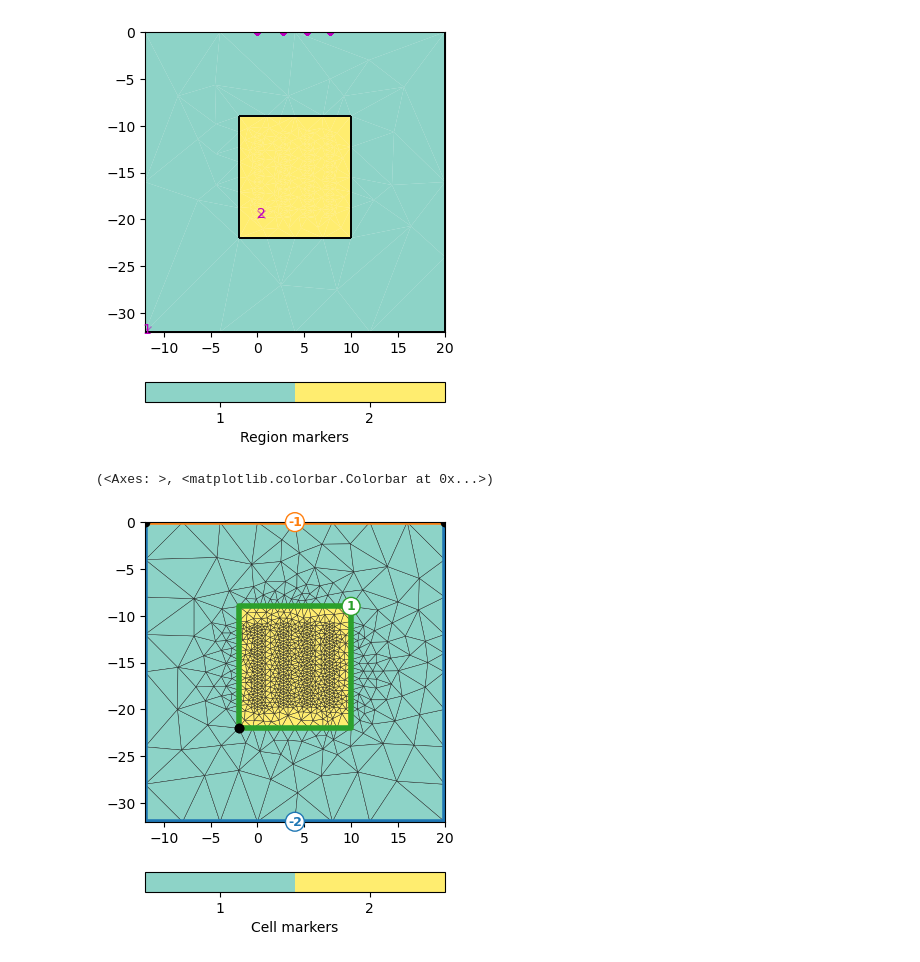
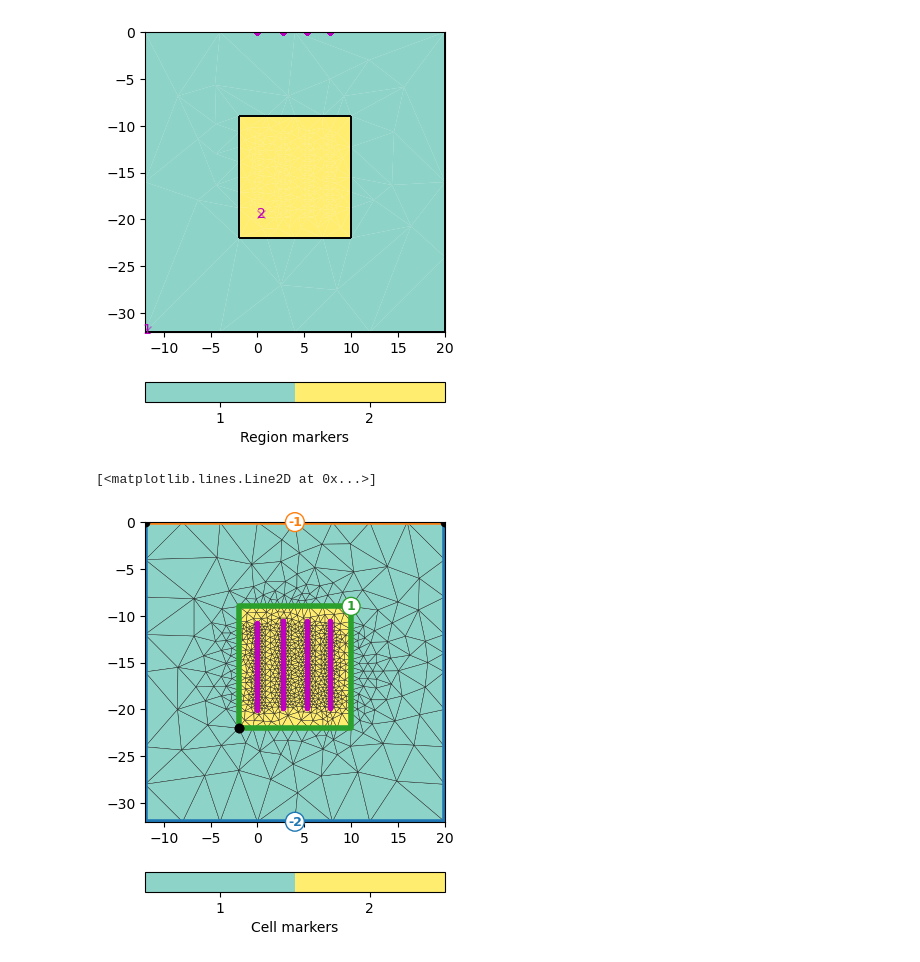
Before and after one commit to halbmy/pyGIMLi-workshop, a Jupyter notebook: 9_specials/Lea/myinv.ipynb, the cells around one changed output. Cells and saved outputs as stored; diff of their text form; code cells hidden in the pictures.

```diff
--- a/9_specials/Lea/myinv.ipynb
+++ b/9_specials/Lea/myinv.ipynb
@@ -14,7 +14,7 @@ for data in [data0, data1]:
     data["rhoa"] = data["r"] * data["k"]
     data.remove(pg.abs(data["k"]) > 500)
     data.remove(data["rhoa"] <= 5)
-    data.remove(data["rhoa"] > 500)
+    data.remove(data["rhoa"] > 200)
     pg.viewer.mpl.showDataContainerAsMatrix(
         data, "a", "m", "rhoa", cMap="Spectral_r", logScale=True,
         )
@@ -27,5 +27,3 @@ Data: Sensors: 128 data: 2008, nonzero entries: ['a', 'b', 'm', 'n', 'r', 'valid
 Could not set x/y label:  1368 [12.0,...,56.0] 1368 [15.0,...,63.0]
 [figure]
 [figure]
-# %%
-pg.plt.plot(pg.x(data0), pg.z(data0), "x")
@@ -46,10 +41,11 @@ ax.plot(pg.x(data0), pg.z(data0), "m.")
 [figure]
 # %%
 mesh = mt.createMesh(geo)
-pg.show(mesh, markers=True, showMesh=True)
+ax, _ = pg.show(mesh, markers=True, showMesh=True)
+ax.plot(pg.x(data), pg.y(data), "m.")
 # %% [output]
-(<Axes: >, <matplotlib.colorbar.Colorbar at 0x...>)
+[<matplotlib.lines.Line2D at 0x...>]
-[figure, old version]
+[figure, new version]
 # %%
 data0["err"] = ert.estimateError(data0)
 mgr = ert.Manager(data0)
```
Also changed, not shown: parts of 8 cells of this notebook, 11 other files.
